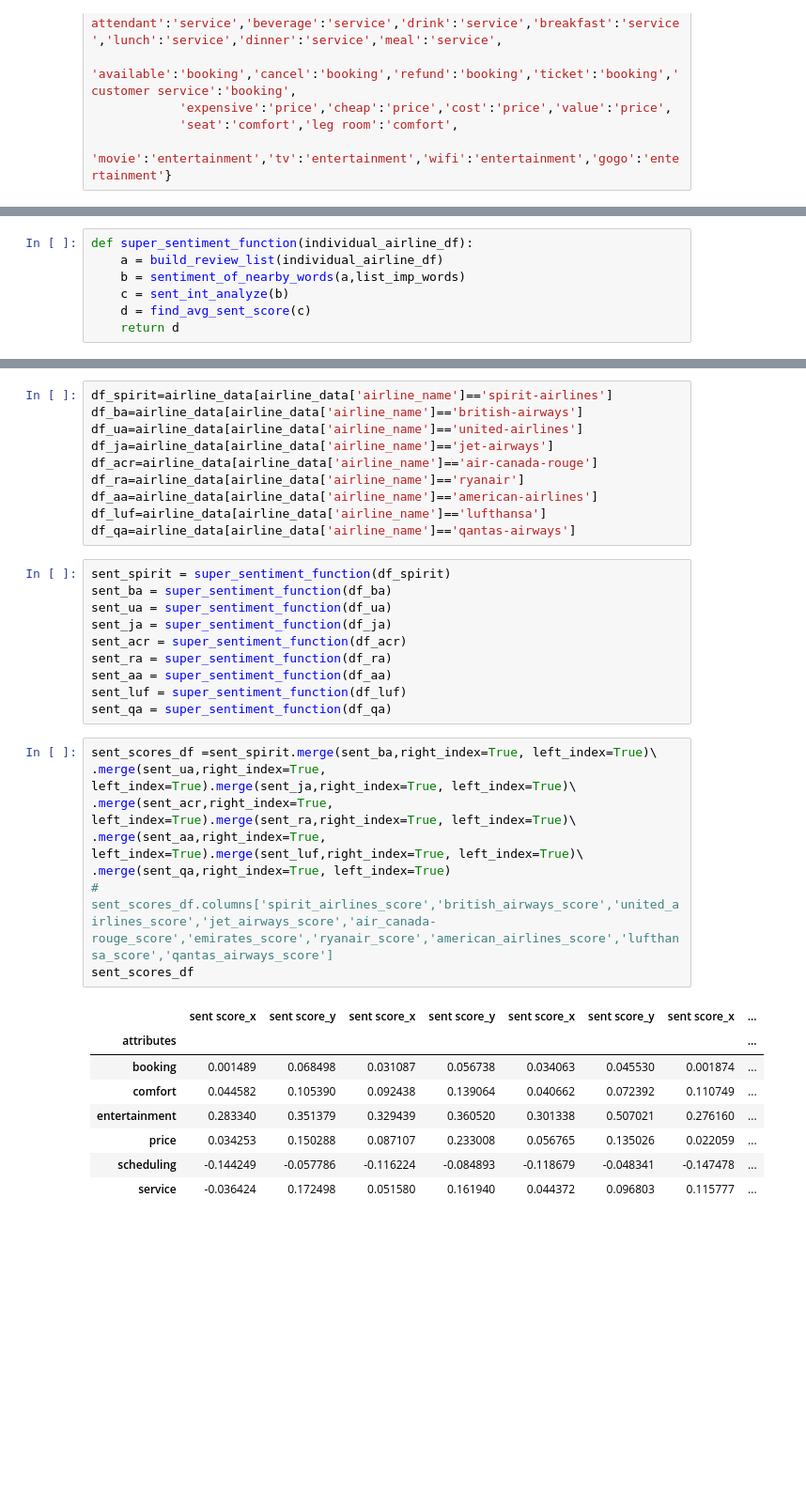
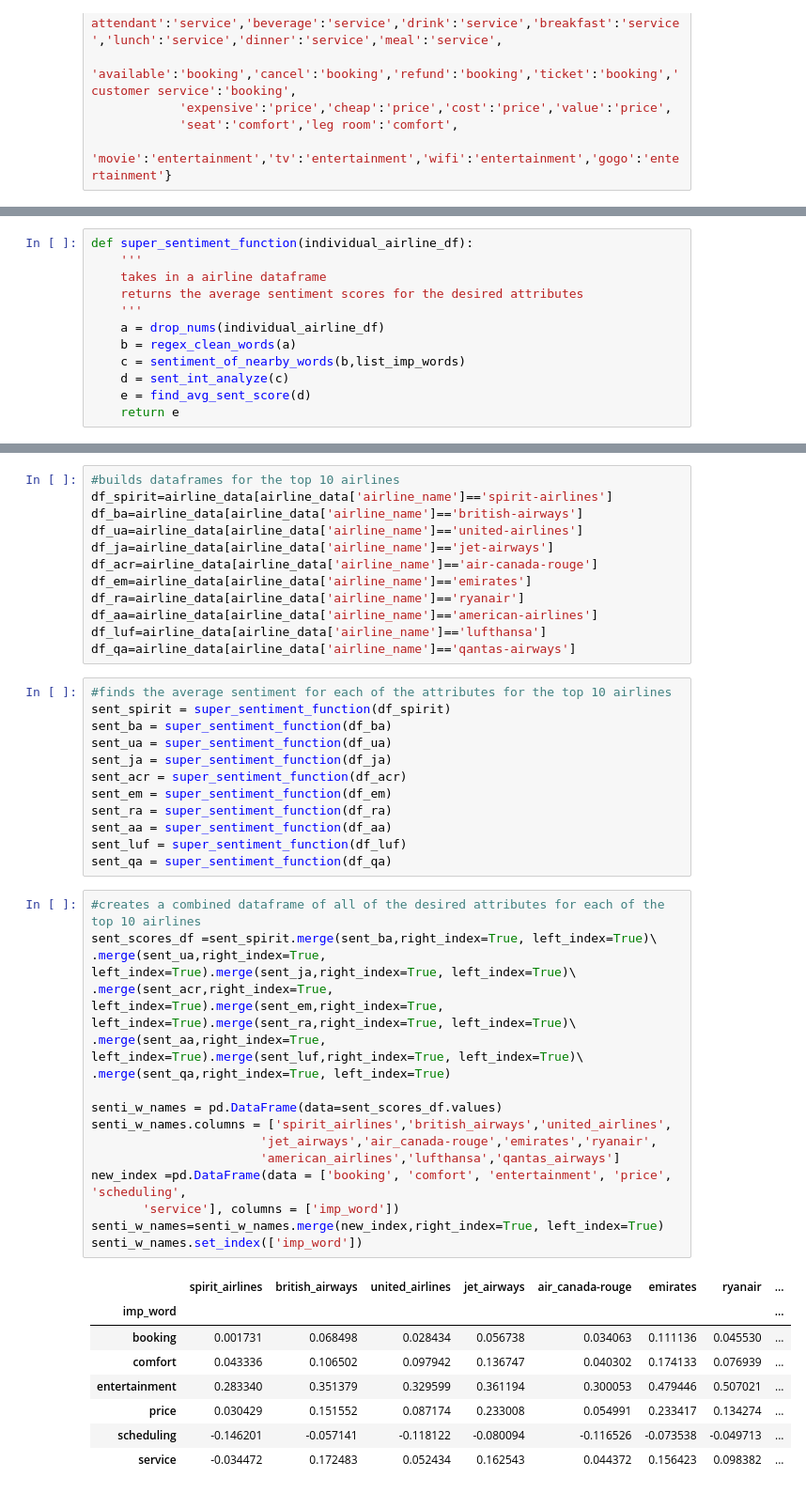
Before and after one commit to brettscroggins/Text-Project, a Jupyter notebook: Airline Project.ipynb, the cells around one changed output, grey strips where cells are left out. Shown: that part at 94% size. Saved outputs shown, nothing was run; the diff lists cells and outputs as text; blank space fills up the shorter version.

Commit message:
sentiment analyzer up and running

```diff
--- a/Airline Project.ipynb
+++ b/Airline Project.ipynb
@@ -575,10 +596,15 @@ def find_avg_sent_score(word_sent_df):
     word_sent_df['attributes']=replace_imp_words(word_sent_df['imp words'])
     word_sent_df['sent score']=word_sent_df['sent score'].astype(float)
     return word_sent_df.groupby('attributes')[['sent score']].mean()
-# %%
-def super_sentiment_function(individual_airline_df):
-    a = build_review_list(individual_airline_df)
-    b = sentiment_of_nearby_words(a,list_imp_words)
-    c = sent_int_analyze(b)
-    d = find_avg_sent_score(c)
-    return d
+# %%
+def super_sentiment_function(individual_airline_df):
+    '''
+    takes in a airline dataframe
+    returns the average sentiment scores for the desired attributes
+    '''
+    a = drop_nums(individual_airline_df)
+    b = regex_clean_words(a)
+    c = sentiment_of_nearby_words(b,list_imp_words)
+    d = sent_int_analyze(c)
+    e = find_avg_sent_score(d)
+    return e
@@ -585,37 +632,49 @@ def super_sentiment_function(individual_airline_df):
 # %%
+#builds dataframes for the top 10 airlines
 df_spirit=airline_data[airline_data['airline_name']=='spirit-airlines']
 df_ba=airline_data[airline_data['airline_name']=='british-airways']
 df_ua=airline_data[airline_data['airline_name']=='united-airlines']
 df_ja=airline_data[airline_data['airline_name']=='jet-airways']
 df_acr=airline_data[airline_data['airline_name']=='air-canada-rouge']
+df_em=airline_data[airline_data['airline_name']=='emirates']
 df_ra=airline_data[airline_data['airline_name']=='ryanair']
 df_aa=airline_data[airline_data['airline_name']=='american-airlines']
 df_luf=airline_data[airline_data['airline_name']=='lufthansa']
 df_qa=airline_data[airline_data['airline_name']=='qantas-airways']
 # %%
+#finds the average sentiment for each of the attributes for the top 10 airlines
 sent_spirit = super_sentiment_function(df_spirit)
 sent_ba = super_sentiment_function(df_ba)
 sent_ua = super_sentiment_function(df_ua)
 sent_ja = super_sentiment_function(df_ja)
 sent_acr = super_sentiment_function(df_acr)
+sent_em = super_sentiment_function(df_em)
 sent_ra = super_sentiment_function(df_ra)
 sent_aa = super_sentiment_function(df_aa)
 sent_luf = super_sentiment_function(df_luf)
 sent_qa = super_sentiment_function(df_qa)
 # %%
+#creates a combined dataframe of all of the desired attributes for each of the top 10 airlines
 sent_scores_df =sent_spirit.merge(sent_ba,right_index=True, left_index=True)\
 .merge(sent_ua,right_index=True, left_index=True).merge(sent_ja,right_index=True, left_index=True)\
-.merge(sent_acr,right_index=True, left_index=True).merge(sent_ra,right_index=True, left_index=True)\
+.merge(sent_acr,right_index=True, left_index=True).merge(sent_em,right_index=True, left_index=True).merge(sent_ra,right_index=True, left_index=True)\
 .merge(sent_aa,right_index=True, left_index=True).merge(sent_luf,right_index=True, left_index=True)\
 .merge(sent_qa,right_index=True, left_index=True)
-# sent_scores_df.columns['spirit_airlines_score','british_airways_score','united_airlines_score','jet_airways_score','air_canada-rouge_score','emirates_score','ryanair_score','american_airlines_score','lufthansa_score','qantas_airways_score']
-sent_scores_df
+
+senti_w_names = pd.DataFrame(data=sent_scores_df.values)
+senti_w_names.columns = ['spirit_airlines','british_airways','united_airlines',
+                       'jet_airways','air_canada-rouge','emirates','ryanair',
+                       'american_airlines','lufthansa','qantas_airways']
+new_index =pd.DataFrame(data = ['booking', 'comfort', 'entertainment', 'price', 'scheduling',
+       'service'], columns = ['imp_word'])
+senti_w_names=senti_w_names.merge(new_index,right_index=True, left_index=True)
+senti_w_names.set_index(['imp_word'])
 # %% [output]
-|  | sent score_x | sent score_y | sent score_x | sent score_y | sent score_x | sent score_y | sent score_x | ... |
-| attributes |  |  |  |  |  |  |  | ... |
-| booking | 0.001489 | 0.068498 | 0.031087 | 0.056738 | 0.034063 | 0.045530 | 0.001874 | ... |
-| comfort | 0.044582 | 0.105390 | 0.092438 | 0.139064 | 0.040662 | 0.072392 | 0.110749 | ... |
-| entertainment | 0.283340 | 0.351379 | 0.329439 | 0.360520 | 0.301338 | 0.507021 | 0.276160 | ... |
-| price | 0.034253 | 0.150288 | 0.087107 | 0.233008 | 0.056765 | 0.135026 | 0.022059 | ... |
-| scheduling | -0.144249 | -0.057786 | -0.116224 | -0.084893 | -0.118679 | -0.048341 | -0.147478 | ... |
-| service | -0.036424 | 0.172498 | 0.051580 | 0.161940 | 0.044372 | 0.096803 | 0.115777 | ... |
+|  | spirit_airlines | british_airways | united_airlines | jet_airways | air_canada-rouge | emirates | ryanair | ... |
+| imp_word |  |  |  |  |  |  |  | ... |
+| booking | 0.001731 | 0.068498 | 0.028434 | 0.056738 | 0.034063 | 0.111136 | 0.045530 | ... |
+| comfort | 0.043336 | 0.106502 | 0.097942 | 0.136747 | 0.040302 | 0.174133 | 0.076939 | ... |
+| entertainment | 0.283340 | 0.351379 | 0.329599 | 0.361194 | 0.300053 | 0.479446 | 0.507021 | ... |
+| price | 0.030429 | 0.151552 | 0.087174 | 0.233008 | 0.054991 | 0.233417 | 0.134274 | ... |
+| scheduling | -0.146201 | -0.057141 | -0.118122 | -0.080094 | -0.116526 | -0.073538 | -0.049713 | ... |
+| service | -0.034472 | 0.172483 | 0.052434 | 0.162543 | 0.044372 | 0.156423 | 0.098382 | ... |
```
Also changed, not shown: parts of 10 cells of this notebook.
